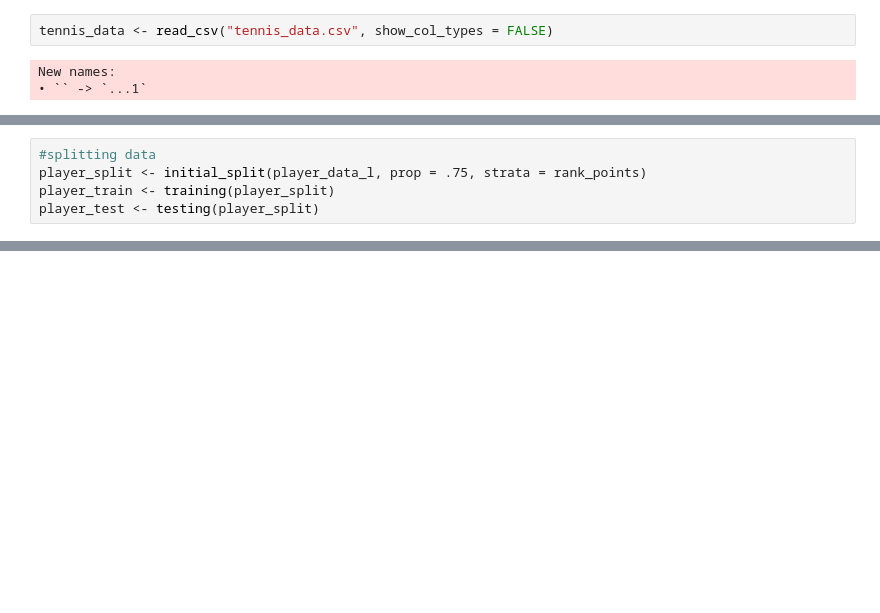
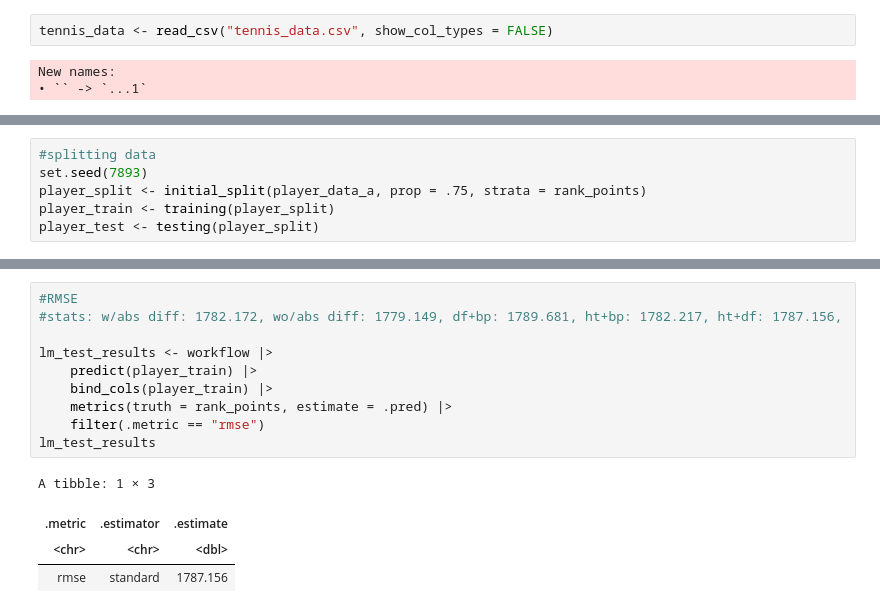
Before and after one commit to EliNAdr/DSCI-100_007-13, a Jupyter notebook: Linear_testing.ipynb, the cells around one changed output, grey strips where cells are left out. Drawn from its saved outputs; the diff is of its cells as text; blank space fills up the shorter version.

```diff
--- a/Linear_testing.ipynb
+++ b/Linear_testing.ipynb
@@ -43,6 +75,7 @@ A tibble: 7646 × 6
 # %%
 #splitting data
-player_split <- initial_split(player_data_l, prop = .75, strata = rank_points)
+set.seed(7893)
+player_split <- initial_split(player_data_a, prop = .75, strata = rank_points)
 player_train <- training(player_split)
 player_test <- testing(player_split)
 # %%
@@ -78,0 +112,15 @@ Coefficients:
+# %%
+#RMSE
+#stats: w/abs diff: 1782.172, wo/abs diff: 1779.149, df+bp: 1789.681, ht+bp: 1782.217, ht+df: 1787.156,
+
+lm_test_results <- workflow |>
+    predict(player_train) |>
+    bind_cols(player_train) |>
+    metrics(truth = rank_points, estimate = .pred) |>
+    filter(.metric == "rmse")
+lm_test_results
+# %% [output]
+A tibble: 1 × 3
+| .metric | .estimator | .estimate |
+| <chr> | <chr> | <dbl> |
+| rmse | standard | 1787.156 |
```
Also changed, not shown: parts of 4 cells of this notebook, 1 other file.
